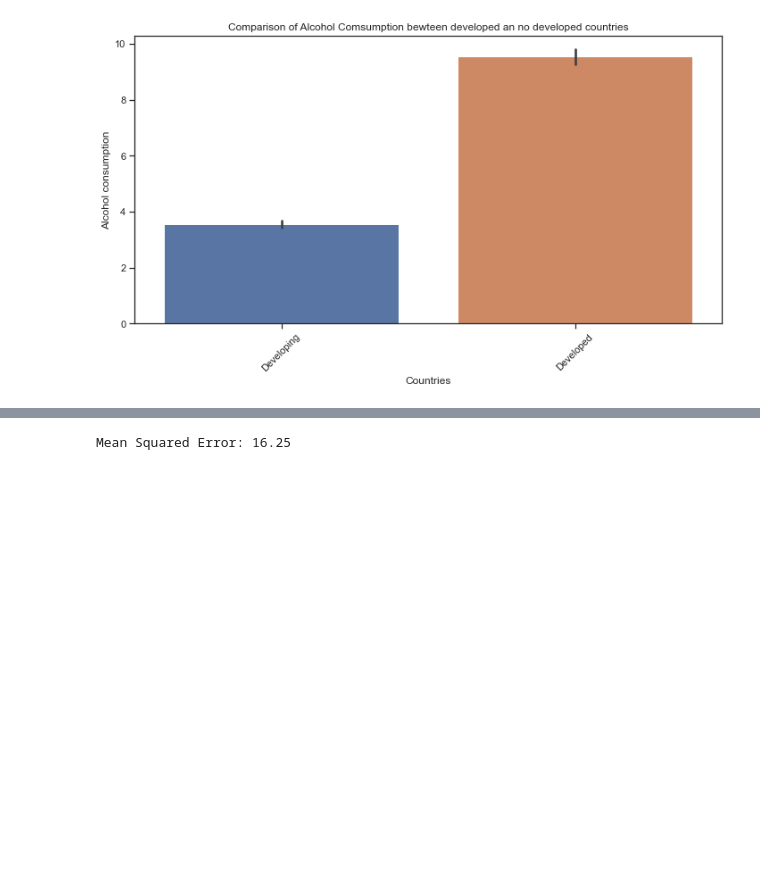
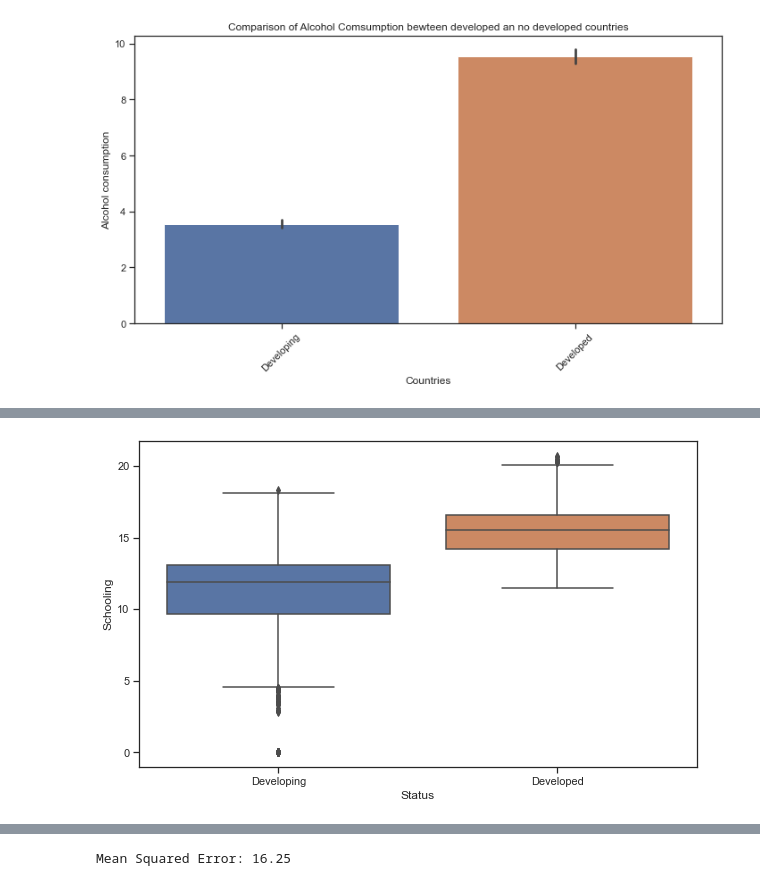
Before and after one commit to srodriguez252/Life-Expectancy, a Jupyter notebook: life_expectancy.ipynb, the cells around one changed output, grey strips where cells are left out. Saved outputs shown, nothing was run; the diff lists cells and outputs as text; code cells hidden in the pictures; blank space fills up the shorter version.

```diff
--- a/life_expectancy.ipynb
+++ b/life_expectancy.ipynb
@@ -232,0 +226,8 @@ plt.show()
+# %%
+#Box plot to show schooling in developed and developing countries
+plt.figure(figsize=(10, 6))
+sns.boxplot(x='Status', y='Schooling', data=df)
+
+plt.show()
+# %% [output]
+[figure, added]
```
Also changed, not shown: parts of 10 cells of this notebook.
